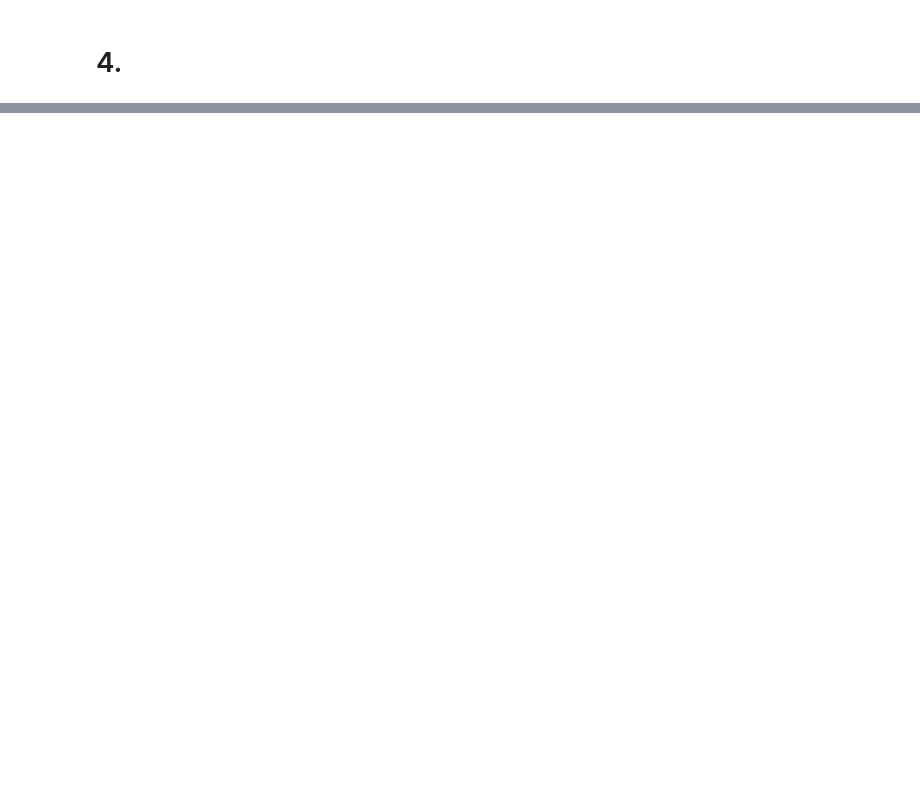
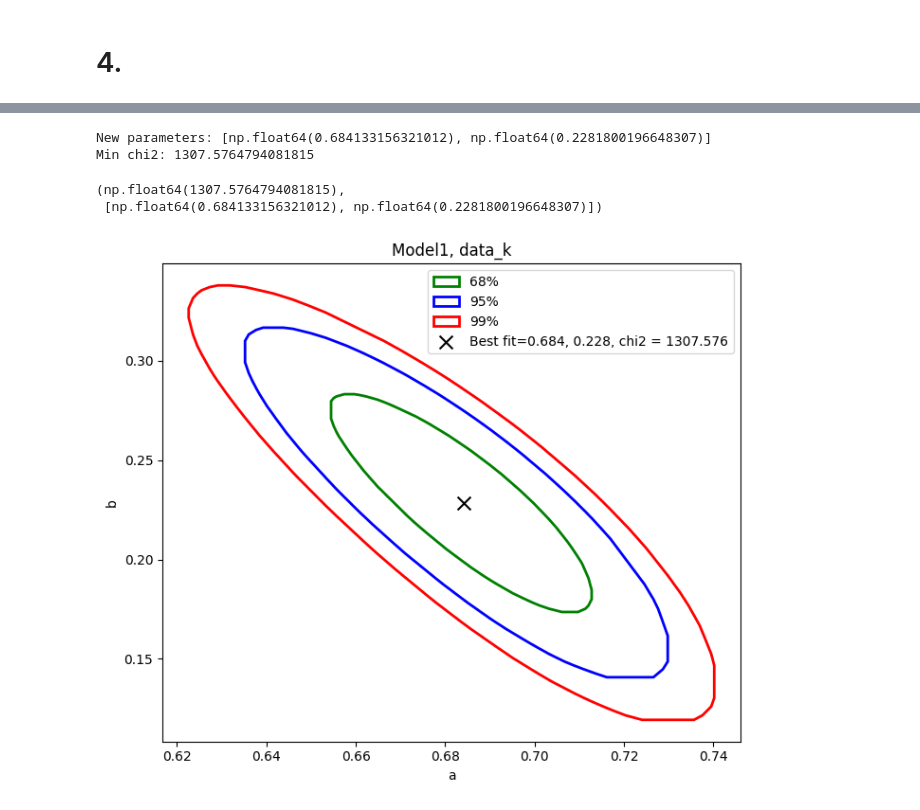
Before and after one commit to john1256/KASI_Ms, a Jupyter notebook: 2025/Statistics_1/Assignment5.ipynb, the cells around one changed output, grey strips where cells are left out. Drawn from its saved outputs; the diff is of its cells as text; code cells hidden in the pictures; blank space fills up the shorter version.

```diff
--- a/2025/Statistics_1/Assignment5.ipynb
+++ b/2025/Statistics_1/Assignment5.ipynb
@@ -162 +187,13 @@ saving full 3d contours
+# %%
+grid_A = make_grid(10, steps=200)/80
+grid_B = make_grid(10, steps=200)/40
+grid_C = make_grid(2, steps=200)/1e2
+grid_tot = [grid_A, grid_B]
+plot_contour("best_fit_4.txt", "Model1", grid_tot, data_k, data_name='data_k', plot_parms='ab')
+# %% [output]
+New parameters: [np.float64(0.684133156321012), np.float64(0.2281800196648307)]
+Min chi2: 1307.5764794081815
+(np.float64(1307.5764794081815),
+ [np.float64(0.684133156321012), np.float64(0.2281800196648307)])
+[figure, added]
 # %%
```
Also changed, not shown: parts of 5 cells of this notebook, 24 other files.
